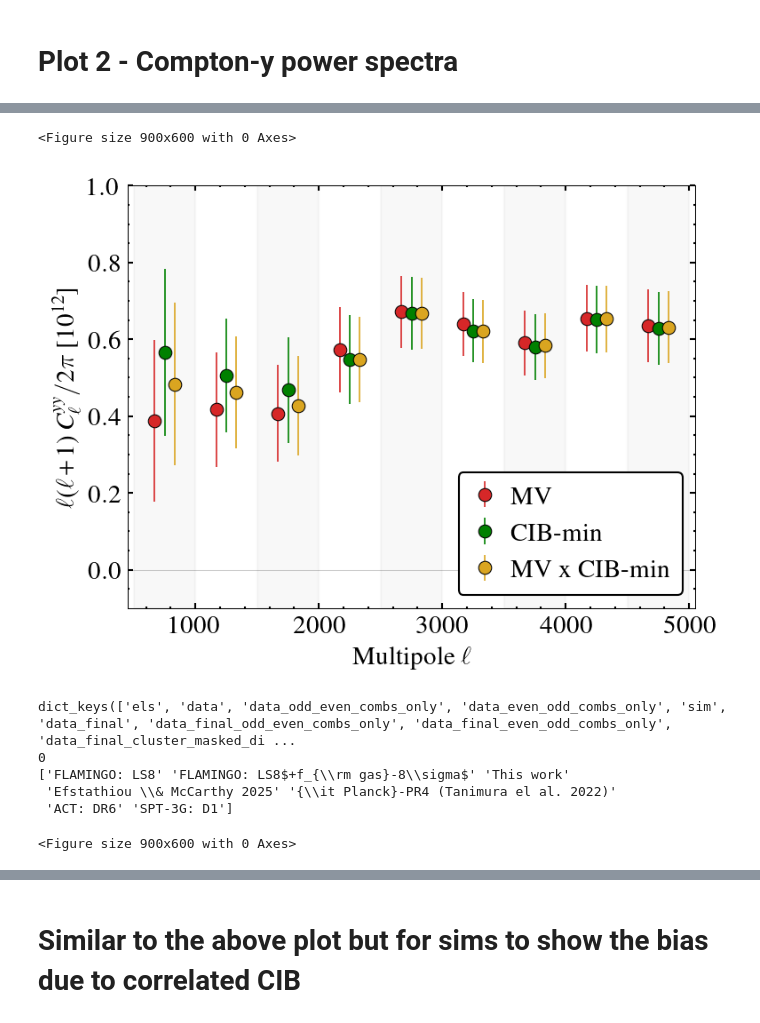
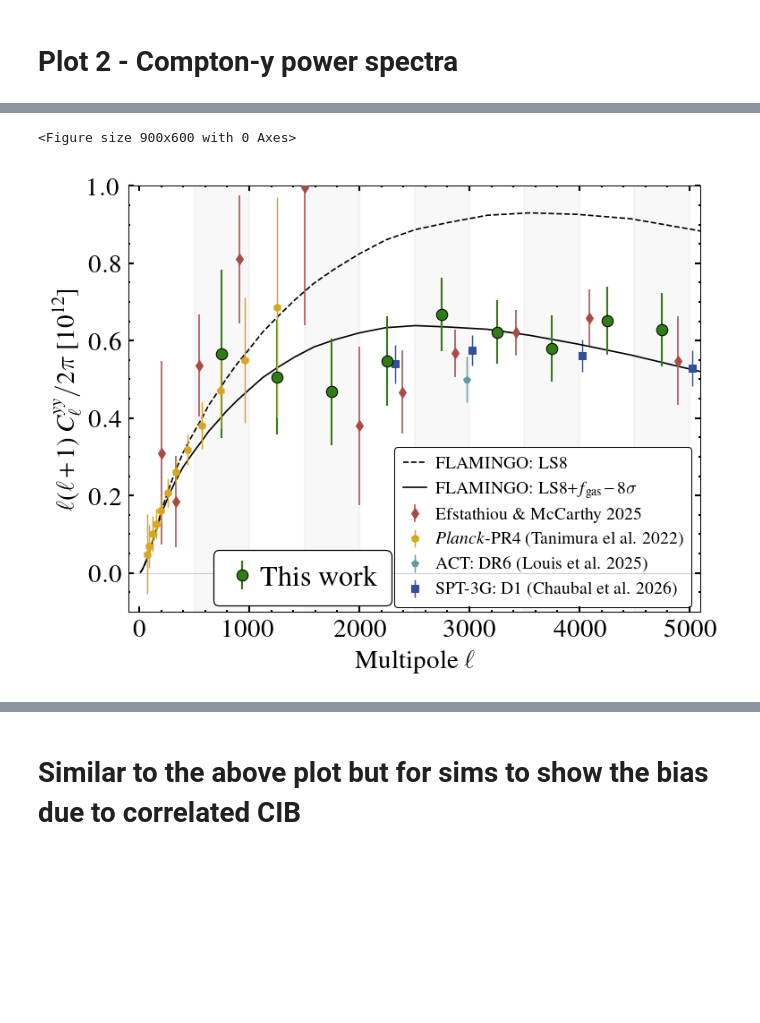
Before and after one commit to sriniraghunathan/tSZ_2pt_SPT_SPIRE, a Jupyter notebook: read_files_and_make_plots.ipynb, the cells around one changed output, grey strips where cells are left out. Saved outputs shown, nothing was run; the diff lists cells and outputs as text; code cells hidden in the pictures; blank space fills up the shorter version.

Commit message:
updated plots; chain convergence; ++

```diff
--- a/read_files_and_make_plots.ipynb
+++ b/read_files_and_make_plots.ipynb
@@ -422,7 +422,7 @@ print(res_dic.keys())
 
 show_error_decomposition = False #True ##False
 
-for pliter in range(2):
+for pliter in range(1, 2):
 
     clf()
     fsval = 14
@@ -468,8 +468,8 @@ for pliter in range(2):
         xmin, xmax = 450., 5050.
     else:
         m1_m2_ilc_comb_arr_to_plot = [('ycibfree', 'ycibfree')]
-        msval11 = msval2 = msval3 = 7.
-        pl_specs_dic = {('ycibfree', 'ycibfree'): ['green', r'This work', mkrval2, msval2],
+        msval11 = msval2 = msval3 = 6.
+        pl_specs_dic = {('ycibfree', 'ycibfree'): ['#317D15', r'This work', mkrval2, msval2],
                        }
         xmin, xmax = -100., 5100.
 
@@ -547,8 +547,8 @@ for pliter in range(2):
 
 
         colorval, labval, mkrval, msval = pl_specs_dic[m1m2]
-        lwval = 0.8
-        print(xshiftval)
+        lwval = 1. #0.8
+        ##print(xshiftval)
         errorbar(el_ + xshiftval, dl_fac * cl_data_final,
                  yerr = dl_fac * cl_data_err,
                  color = colorval, mec = 'black', mew = 0.5,
@@ -561,19 +561,23 @@ for pliter in range(2):
                 )
         xshiftval += xshiftdeltaval
 
-
     if pliter == 1: #add ACT and SPT data points here.
 
-        planck_colorval = 'steelblue'
-        actcolor, sptcolor = 'purple', 'black'
-        em25color = 'darkslategrey' #cadetblue' #tab:pink'
+        planck_colorval = 'goldenrod'##E49B0F' ##15317E'
+        actcolor, sptcolor = 'cadetblue', '#334F9B'
+        em25color = '#AA4A44' #cadetblue' #tab:pink'
 
-        planck_colorval = 'steelblue'
-        actcolor, sptcolor = 'indigo', 'tab:pink'
-        em25color = 'peru' #cadetblue' #tab:pink'
+        """
+        sptcolor = 'orangered'
+        tmpalphaval = 0.8
+        """
+
+        tmpcapsizeval = 0
+        tmplwval = 0.75
+        tmpalphaval = 1.
 
         #https://arxiv.org/pdf/2502.10232
-        msval = 3.
+        msval = 4.
         tmpfname = 'data/Efstathiou_2025.txt'
         tmpel, tmpdlyy, tmpdlyy_err = np.loadtxt( tmpfname, unpack = True )
         tmpcolorval = em25color
@@ -581,11 +585,11 @@ for pliter in range(2):
         tmplabval = r'Efstathiou \& McCarthy 2025'
         #tmplabval = r'EM25'
         errorbar( tmpel, tmpdlyy, yerr = tmpdlyy_err, mec = tmpcolorval, ecolor = tmpcolorval,
-                  marker = 's',
-                     ms = msval+0.5, #1,
+                  marker = 'd',
+                     ms = msval, #1,
                      mew = 0.5,
                      #color = 'white',
-                     color = tmpcolorval,
+                     color = tmpcolorval, alpha = tmpalphaval,
                      capsize = tmpcapsizeval,
                      ls = 'None', label = tmplabval,
                      zorder = 10000.,
@@ -597,6 +601,7 @@ for pliter in range(2):
         #planck_dlyy, planck_dlyy_err, planck_dlyy_fit = planck_dlyy/1e12, planck_dlyy_err/1e12, planck_dlyy_fit/1e12
         facecolor = planck_colorval #'white' #planck_colorval
         tmplwval, tmpcapsizeval = 0.7, 0
+        msval = 4.
         planck_labval = r'{\it Planck}-PR4' + '\n' + '(Tanimura el al. 2022)'
         planck_labval = r'{\it Planck}-PR4 (Tanimura el al. 2022)'
         errorbar(planck_leff, planck_dlyy, xerr = None, yerr = planck_dlyy_err,
@@ -605,11 +610,10 @@ for pliter in range(2):
                  mec = planck_colorval,
                  ecolor = planck_colorval, color = facecolor, capsize = tmpcapsizeval,
                  ls = 'None',
-                 label = planck_labval,
+                 label = planck_labval, alpha = tmpalphaval,
                  zorder = 10000.,
                  elinewidth = tmplwval,
                 )
-
 
         #ACT and SPT
         tsz_150_compton_y_fac = -2.6087267662385223
@@ -632,11 +636,11 @@ for pliter in range(2):
                              'spt': [r'SPT' + '\n' + '(Reichardt el al. 2021)', 'coral', 'p', spt_points],
                              }
         '''
-        act_spt_points_dic = {'act': [r'ACT: DR6', actcolor, 'p', act_points],
+        act_spt_points_dic = {'act': [r'ACT: DR6 (Louis et al. 2025)', actcolor, 'p', act_points],
                              #'spt': [r'SPT (Reichardt el al. 2021)', 'coral', 'p', spt_points],
-                              'spt': [r'SPT-3G: D1', sptcolor, 'd', spt_points],
+                              'spt': [r'SPT-3G: D1 (Chaubal et al. 2026)', sptcolor, 's', spt_points],
                              }
-        msval = 4.5
+        msval = 4.
         capsizeval = 1.
         xshiftval, xdeltaval = -25, 50
         for act_spt_keyname in act_spt_points_dic:
@@ -651,7 +655,7 @@ for pliter in range(2):
                      ms = msval,
                      mec = colorval, mew = 0.5,
                      ecolor = colorval, color = facecolor, capsize = tmpcapsizeval,
-                     ls = 'None', label = labval,
+                     ls = 'None', label = labval, alpha = tmpalphaval,
                      zorder = 2,
                      elinewidth = tmplwval,
                     )
@@ -704,21 +708,25 @@ for pliter in range(2):
             plot(flamingo_el, flamingo_dlyy, color = tmpcolorval, lw = 1.5, ls = tmplsval, label = r'%s' %(tmplabval))
 
         """
+    if pliter == 1: #Add FLAMINGO curves
         import pickle as pk
+        flamingo_colorval = 'black'
         flamingo_fname_dic = {
-                              #'fgas_8sigma': ['data/flamingo_fgas_8sigma.txt', r'$f_{\rm gas}-8\sigma$', 'gray', '--'],
-                              'LS8': ['data/FLAMINGO_tSZ_power_spectra/LS8.pickle', r'LS8', 'gray', '--'],
-                              'LS8_fgas_8sigma': ['data/FLAMINGO_tSZ_power_spectra/LS8_fgas-8sig.pickle', r'LS8$+f_{\rm gas}-8\sigma$', 'gray', '-'],
-                              #'Jets_4sigma': ['data/FLAMINGO_tSZ_power_spectra/Jets-4sig.pickle', r'Jets$+f_{\rm gas}-4\sigma$', 'gray', '--'],
+                              #'fgas_8sigma': ['data/flamingo_fgas_8sigma.txt', r'$f_{\rm gas}-8\sigma$', flamingo_colorval, '--'],
+                              'LS8': ['data/FLAMINGO_tSZ_power_spectra/LS8.pickle', r'LS8', flamingo_colorval, '--'],
+                              'LS8_fgas_8sigma': ['data/FLAMINGO_tSZ_power_spectra/LS8_fgas-8sig.pickle', r'LS8$+f_{\rm gas}-8\sigma$', flamingo_colorval, '-'],
+                              #'Jets_4sigma': ['data/FLAMINGO_tSZ_power_spectra/Jets-4sig.pickle', r'Jets$+f_{\rm gas}-4\sigma$', flamingo_colorval, '--'],
                              }
         for flamingo_key in flamingo_fname_dic:
             tmpfname, tmplabval, tmpcolorval, tmplsval = flamingo_fname_dic[flamingo_key]
+
             tmplabval = r'FLAMINGO: %s' %(tmplabval)
             flamingo_data = np.asarray( pk.load( open(tmpfname,'rb') ) ).T
             flamingo_el, flamingo_clyy = flamingo_data[0], flamingo_data[1]
             flamingo_dl_fac = flamingo_el * (flamingo_el+1)/2/np.pi * 1e12
             flamingo_dlyy = flamingo_dl_fac * flamingo_clyy
-            plot(flamingo_el, flamingo_dlyy, color = tmpcolorval, lw = 1.5, ls = tmplsval, label = r'%s' %(tmplabval))
+            plot(flamingo_el, flamingo_dlyy, color = tmpcolorval, lw = 0.8, ls = tmplsval, label = r'%s' %(tmplabval))
+
 
     #shades
     ax = make_ver_shades(ax, el_)
@@ -770,9 +778,9 @@ for pliter in range(2):
 
         yloc = -0.02
         #leg1 = ax.legend(handles[data_inds], labels[data_inds], bbox_to_anchor = (0.67, yloc), loc = 4, fontsize = legfsval, ncol = 1, handletextpad = 0.1, columnspacing = 0.3, handlelength = 1., numpoints = 1, framealpha = 1.)
-        leg1 = ax.legend(handles[data_inds], labels[data_inds], bbox_to_anchor = (xloc, yloc), loc = 4, fontsize = legfsval+2, ncol = 1, handletextpad = 0.1, columnspacing = 0.3, handlelength = 1., numpoints = 1, framealpha = 1.)
+        leg1 = ax.legend(handles[data_inds], labels[data_inds], bbox_to_anchor = (xloc, yloc), loc = 4, fontsize = legfsval+2.5, ncol = 1, handletextpad = 0.1, columnspacing = 0.3, handlelength = 1., numpoints = 1, framealpha = 1.)
         #leg1.get_frame().set_edgecolor('whitesmoke')
-        leg1.get_frame().set_linewidth(.75)
+        leg1.get_frame().set_linewidth(.6)
         if len(other_inds)>0:
             ax.add_artist(leg1)
             leg2 = ax.legend(handles[other_inds], labels[other_inds], bbox_to_anchor = (1., yloc+0.01), loc = 4, fontsize = legfsval-3.5, ncol = 1, handletextpad = 0.5, columnspacing = 0.3, handlelength = 1.3, numpoints = 1, framealpha = 1.)
@@ -804,8 +810,2 @@ dict_keys(['els', 'data', 'data_odd_even_combs_only', 'data_even_odd_combs_only'
 <Figure size 900x600 with 0 Axes>
-[figure, old version]
+[figure, new version]
-dict_keys(['els', 'data', 'data_odd_even_combs_only', 'data_even_odd_combs_only', 'sim', 'data_final', 'data_final_odd_even_combs_only', 'data_final_even_odd_combs_only', 'data_final_cluster_masked_di ...
-0
-['FLAMINGO: LS8' 'FLAMINGO: LS8$+f_{\\rm gas}-8\\sigma$' 'This work'
- 'Efstathiou \\& McCarthy 2025' '{\\it Planck}-PR4 (Tanimura el al. 2022)'
- 'ACT: DR6' 'SPT-3G: D1']
-<Figure size 900x600 with 0 Axes>
```
Also changed, not shown: parts of 1 cell of this notebook, 4 other files.
